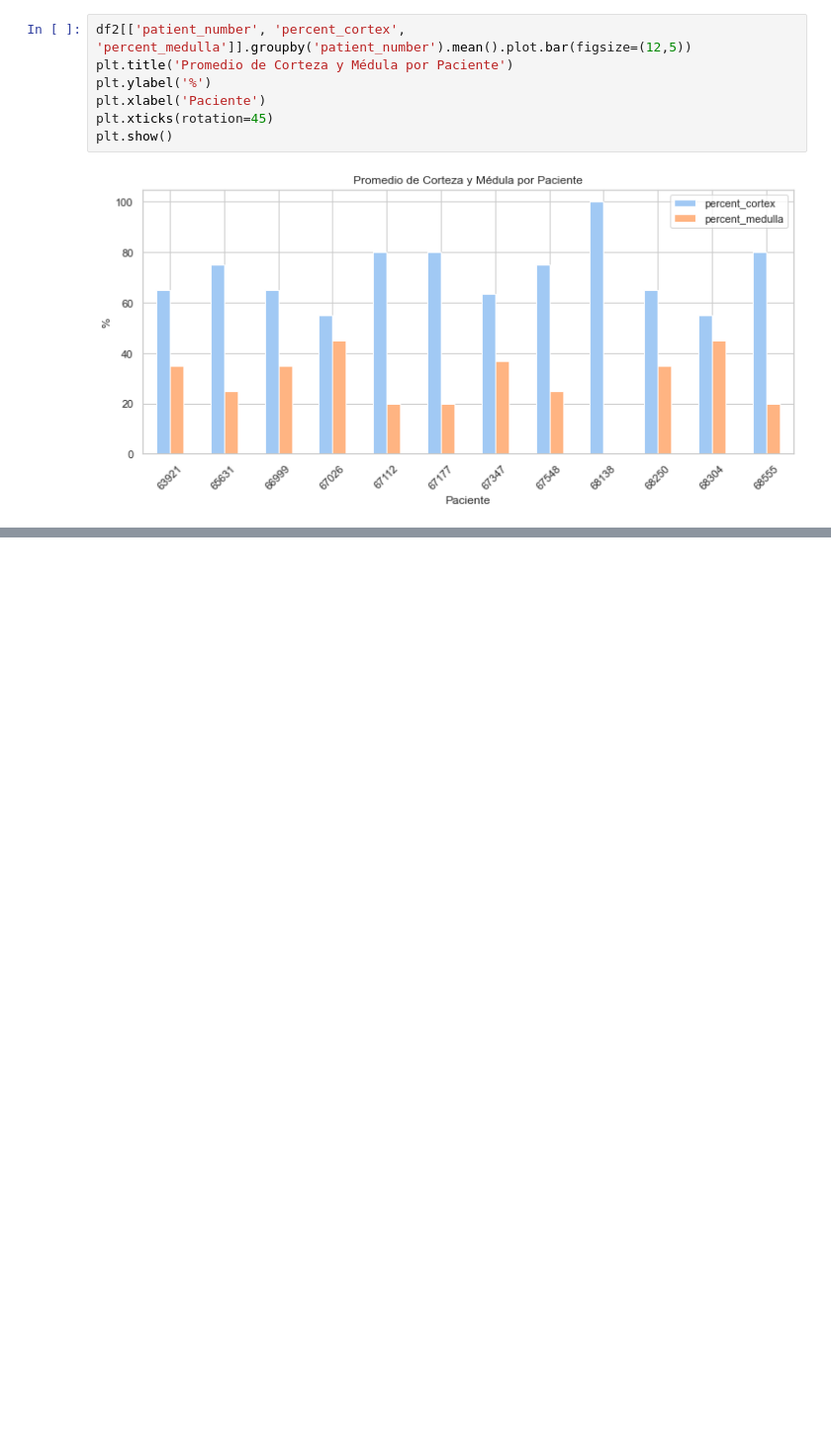
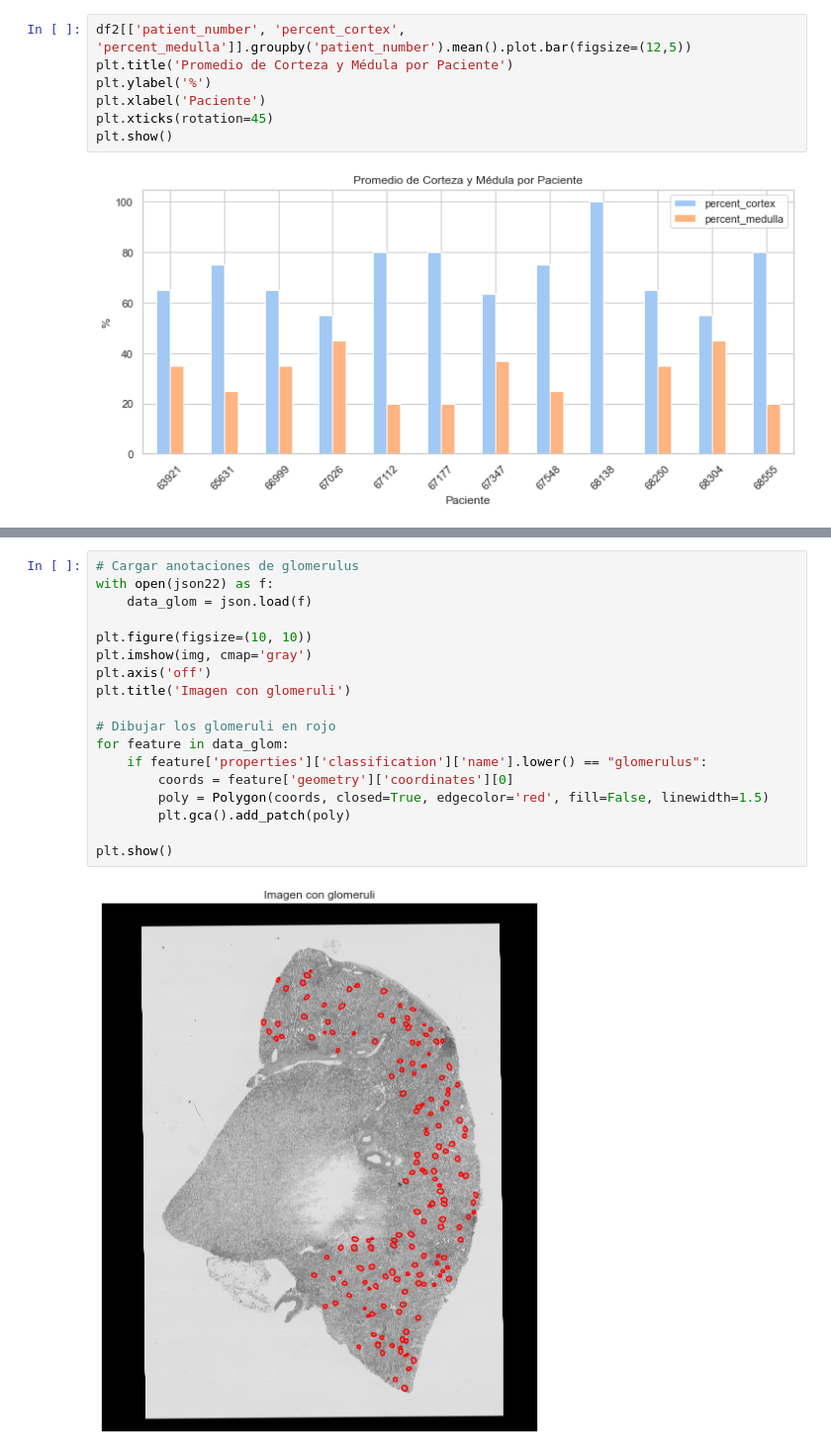
Before and after one commit to Iaibanez/Parcial1ML, a Jupyter notebook: _sources/Ejercicio4.ipynb, the cells around one changed output, grey strips where cells are left out. Shown at 99% size. Cells and saved outputs as stored; diff of their text form; blank space fills up the shorter version.

```diff
--- a/_sources/Ejercicio4.ipynb
+++ b/_sources/Ejercicio4.ipynb
@@ -248,0 +369,20 @@ plt.show()
+# %%
+# Cargar anotaciones de glomerulus
+with open(json22) as f:
+    data_glom = json.load(f)
+
+plt.figure(figsize=(10, 10))
+plt.imshow(img, cmap='gray')
+plt.axis('off')
+plt.title('Imagen con glomeruli')
+
+# Dibujar los glomeruli en rojo
+for feature in data_glom:
+    if feature['properties']['classification']['name'].lower() == "glomerulus":
+        coords = feature['geometry']['coordinates'][0]
+        poly = Polygon(coords, closed=True, edgecolor='red', fill=False, linewidth=1.5)
+        plt.gca().add_patch(poly)
+
+plt.show()
+# %% [output]
+[figure, added]
```
Also changed, not shown: parts of 19 cells of this notebook, 3 other files.
